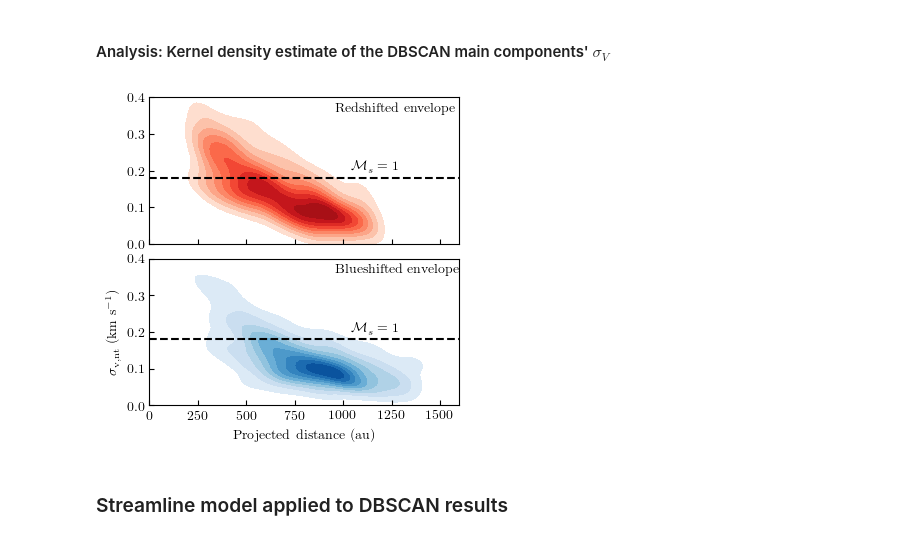
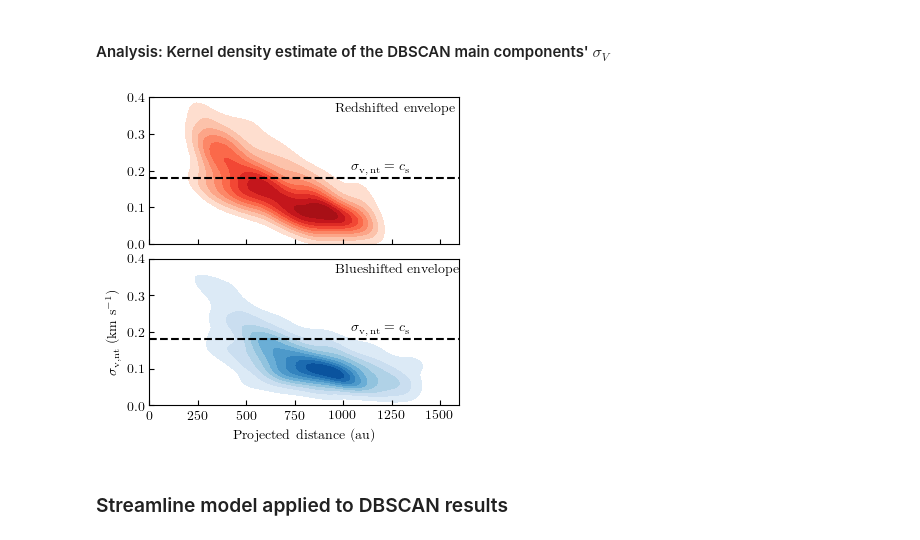
Before and after one commit to tere-valdivia/Barnard_5_infall, a Jupyter notebook: figures.ipynb, the cells around one changed output. Cells and saved outputs as stored; diff of their text form; code cells hidden in the pictures.

Commit message:
corrected figure sigma streamers

```diff
--- a/figures.ipynb
+++ b/figures.ipynb
@@ -1907,34 +1907,34 @@ WARNING: SliceWarning: Slice (slice(None, None, None), None) cannot be used on t
 # %%
 # plot of  the kde of the sigma_v for the blue and red envelopes together
 figname = figurefolder + 'B5IRS1_H2COa_robust05_multi_3_envelopes_kde_sigma.pdf'
 savefigure = True
 
 xx_sigma_blue, yy_sigma_blue, zz_sigma_blue = np.load(kde_blue_sigma_file)
 xx_sigma_red, yy_sigma_red, zz_sigma_red = np.load(kde_red_sigma_file)
 vmin, vmax = 0, 0.4
 xmin, xmax = 0, 1600
 soundspeed = 0.18
 
 fig, axes = plt.subplots(nrows=2, ncols=1, sharex=True, sharey=True, figsize=(4,4))
 
 axes[0].contourf(xx_sigma_red, yy_sigma_red, zz_sigma_red, cmap='Reds', levels=np.arange(0.1, 1.2, 0.1), vmin=0., vmax=1.1)
 axes[1].contourf(xx_sigma_blue, yy_sigma_blue, zz_sigma_blue, cmap='Blues', levels=np.arange(0.1, 1.2, 0.1), vmin=0., vmax=1.1)
 axes[0].axhline(soundspeed, color='k', linestyle='dashed')
 axes[1].axhline(soundspeed, color='k', linestyle='dashed')
-axes[0].annotate(r'$\mathcal{M}_{s}=1$', (0.65, 0.5), xycoords='axes fraction', size=10)
+axes[0].annotate(r'$\sigma_{\mathrm{v,\,nt}}=c_{\mathrm{s}}$', (0.65, 0.5), xycoords='axes fraction', size=10)
 axes[0].annotate('Redshifted envelope', (0.6, 0.9), xycoords='axes fraction', size=10)
-axes[1].annotate(r'$\mathcal{M}_{s}=1$', (0.65, 0.5), xycoords='axes fraction', size=10)
+axes[1].annotate(r'$\sigma_{\mathrm{v,\,nt}}=c_{\mathrm{s}}$', (0.65, 0.5), xycoords='axes fraction', size=10)
 axes[1].annotate('Blueshifted envelope', (0.6, 0.9), xycoords='axes fraction', size=10)
 axes[0].set_ylim([vmin,vmax])
 axes[0].set_xlim([xmin,xmax])
 
 axes[1].set_xlabel('Projected distance (au)')
 axes[1].set_ylabel(r"$\sigma_{\mathrm{v, nt}}$ (km s$^{-1}$)")
 plt.subplots_adjust(hspace=0.1)
 if savefigure:
     fig.savefig(figname, bbox_inches='tight')
 # %% [output]
-[figure, old version]
+[figure, new version]
 # %% [markdown]
 ### Streamline model applied to DBSCAN results
 # %%
```
Also changed, not shown: 1 other file.
